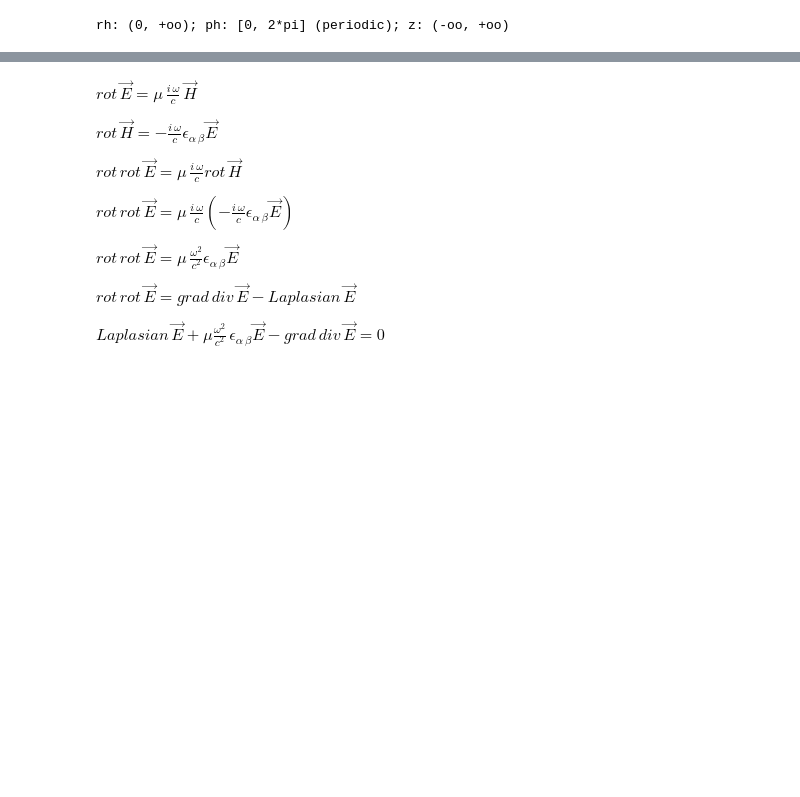
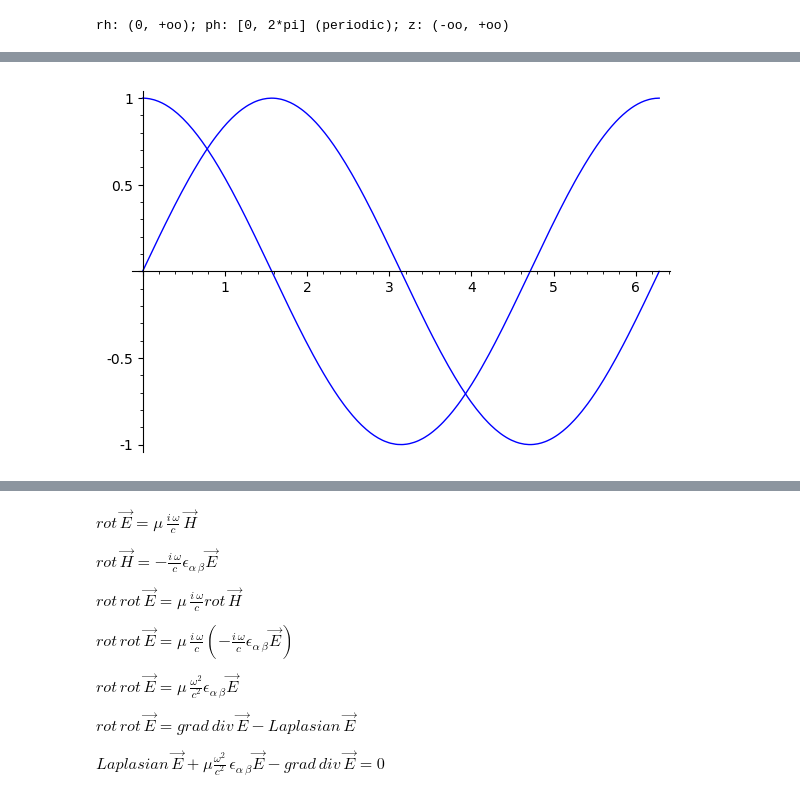
Before and after one commit to daju1/test, a Jupyter notebook: cyl_res.ipynb, the cells around one changed output, grey strips where cells are left out. Drawn from its saved outputs; the diff is of its cells as text; code cells hidden in the pictures; blank space fills up the shorter version.

```diff
--- a/cyl_res.ipynb
+++ b/cyl_res.ipynb
@@ -11,2 +34,6 @@ rh: (0, +oo); ph: [0, 2*pi] (periodic); z: (-oo, +oo)
+# %%
+plot(sin(x), (x,0,2*pi)) + plot(cos(x), (x,0,2*pi))
+# %% [output]
+[figure, added]
 # %%
 H = ES.vector_field(
```
Also changed, not shown: parts of 80 cells of this notebook.
